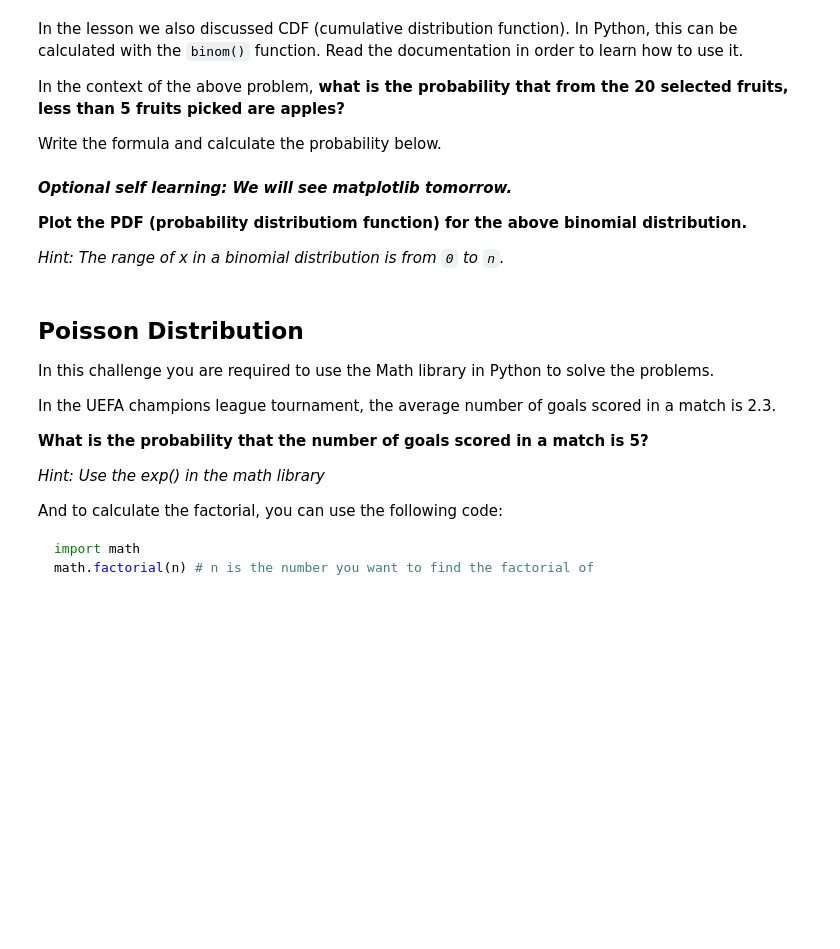
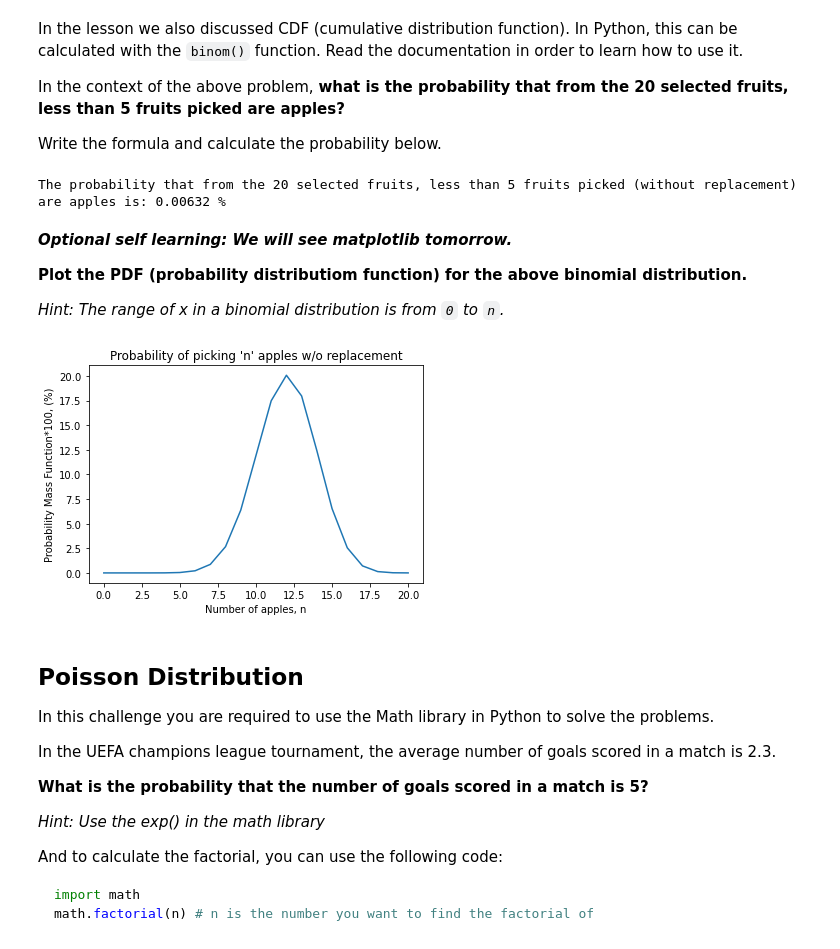
Before and after one commit to ta-data-remote/lab-discrete-probability-distribution, a Jupyter notebook: your-code/main.ipynb, the cells around one changed output. Drawn from its saved outputs; the diff is of its cells as text; code cells hidden in the pictures; blank space fills up the shorter version.

```diff
--- a/your-code/main.ipynb
+++ b/your-code/main.ipynb
@@ -59,3 +116,11 @@ Write the formula and calculate the probability below.
+# %%
+hyp_geom = stats.hypergeom(100,60,20)
+
+p_less5 = hyp_geom.cdf(4)
+
+print('The probability that from the 20 selected fruits (without replacement), less than 5 fruits picked are apples is: {:3.5f} %'.format(p_less5*100))
+# %% [output]
+The probability that from the 20 selected fruits, less than 5 fruits picked (without replacement) are apples is: 0.00632 %
 # %% [markdown]
 ***Optional self learning: We will see matplotlib tomorrow.***
 
@@ -68,3 +130,14 @@ Write the formula and calculate the probability below.
+# %%
+x_axis = list(range(21))
+
+plt.plot(x_axis,hyp_geom.pmf(x_axis)*100)
+
+plt.ylabel('Probability Mass Function*100, (%)')
+plt.xlabel('Number of apples, n')
+plt.title("Probability of picking 'n' apples w/o replacement")
+plt.show()
+# %% [output]
+[figure, added]
 # %% [markdown]
 ## Poisson Distribution
 
```
Also changed, not shown: parts of 13 cells of this notebook, 1 other file.
